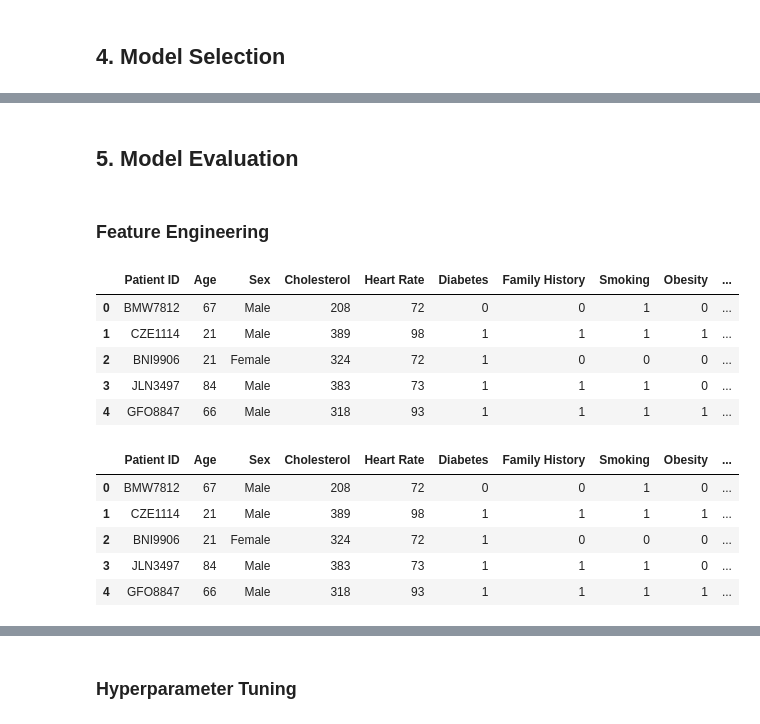
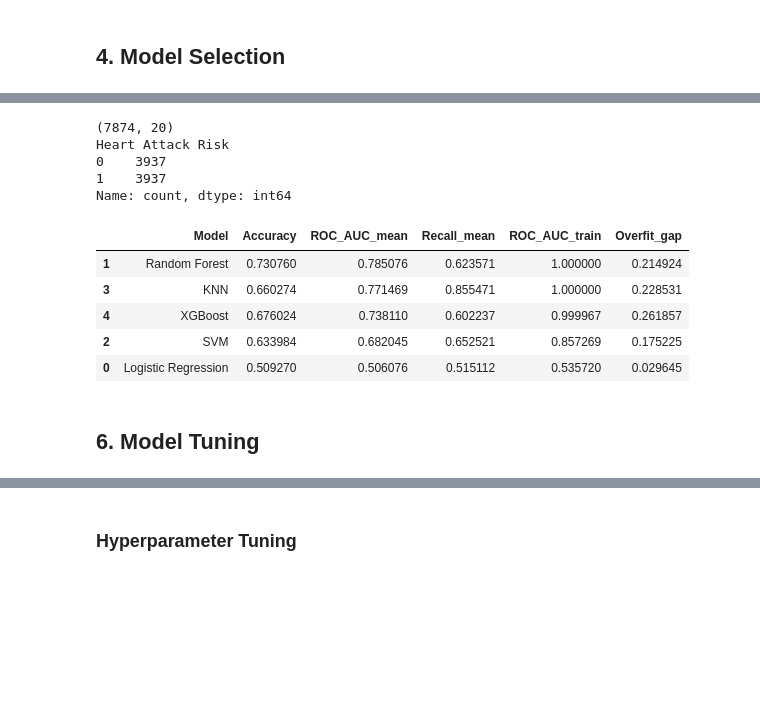
Before and after one commit to Rzero6/heart-attack-classification, a Jupyter notebook: Heart Attack Classification.ipynb, the cells around one changed output, grey strips where cells are left out. Drawn from its saved outputs; the diff is of its cells as text; code cells hidden in the pictures; blank space fills up the shorter version.

```diff
--- a/Heart Attack Classification.ipynb
+++ b/Heart Attack Classification.ipynb
@@ -681,2 +645,28 @@ ROC AUC  : 0.49856118412690026
+# %%
+best_model_name = my_cv.iloc[0]["Model"]
+best_model = models_smote[best_model_name]
+
+smote = best_model.named_steps['smote']
+
+X_train_resampled, y_train_resampled = smote.fit_resample(X_train, y_train)
+
+print(X_train_resampled.shape)
+print(y_train_resampled.value_counts())
+# %% [output]
+(7874, 20)
+Heart Attack Risk
+0    3937
+1    3937
+Name: count, dtype: int64
+# %%
+my_cv_resampled = smote_cross_validate_models(X_train_resampled,y_train_resampled, models_smote)
+my_cv_resampled
+# %% [output]
+|  | Model | Accuracy | ROC_AUC_mean | Recall_mean | ROC_AUC_train | Overfit_gap |
+| 1 | Random Forest | 0.730760 | 0.785076 | 0.623571 | 1.000000 | 0.214924 |
+| 3 | KNN | 0.660274 | 0.771469 | 0.855471 | 1.000000 | 0.228531 |
+| 4 | XGBoost | 0.676024 | 0.738110 | 0.602237 | 0.999967 | 0.261857 |
+| 2 | SVM | 0.633984 | 0.682045 | 0.652521 | 0.857269 | 0.175225 |
+| 0 | Logistic Regression | 0.509270 | 0.506076 | 0.515112 | 0.535720 | 0.029645 |
 # %% [markdown]
-## 5.&nbsp;Model Evaluation
+## 6.&nbsp;Model Tuning
@@ -713,27 +672,0 @@ except:
-# %% [markdown]
-### Feature Engineering
-# %%
-# Separate 'Blood Pressure' column into 'Sistole' and 'Diastole'
-df_copy[['Sistole', 'Diastole']] = df['Blood Pressure'].str.split('/', expand=True).astype(int)
-df_copy.head()
-# %% [output]
-|  | Patient ID | Age | Sex | Cholesterol | Heart Rate | Diabetes | Family History | Smoking | Obesity | ... |
-| 0 | BMW7812 | 67 | Male | 208 | 72 | 0 | 0 | 1 | 0 | ... |
-| 1 | CZE1114 | 21 | Male | 389 | 98 | 1 | 1 | 1 | 1 | ... |
-| 2 | BNI9906 | 21 | Female | 324 | 72 | 1 | 0 | 0 | 0 | ... |
-| 3 | JLN3497 | 84 | Male | 383 | 73 | 1 | 1 | 1 | 0 | ... |
-| 4 | GFO8847 | 66 | Male | 318 | 93 | 1 | 1 | 1 | 1 | ... |
-# %%
-df_copy_2 = pd.get_dummies(df, columns=['Continent'], dtype=int)
-
-for col in df['Continent'].unique().tolist():
-    df_copy[f'Continent_{col}'] = df_copy_2[f'Continent_{col}']
-
-df_copy.head()
-# %% [output]
-|  | Patient ID | Age | Sex | Cholesterol | Heart Rate | Diabetes | Family History | Smoking | Obesity | ... |
-| 0 | BMW7812 | 67 | Male | 208 | 72 | 0 | 0 | 1 | 0 | ... |
-| 1 | CZE1114 | 21 | Male | 389 | 98 | 1 | 1 | 1 | 1 | ... |
-| 2 | BNI9906 | 21 | Female | 324 | 72 | 1 | 0 | 0 | 0 | ... |
-| 3 | JLN3497 | 84 | Male | 383 | 73 | 1 | 1 | 1 | 0 | ... |
-| 4 | GFO8847 | 66 | Male | 318 | 93 | 1 | 1 | 1 | 1 | ... |
```
Also changed, not shown: parts of 37 cells of this notebook.
